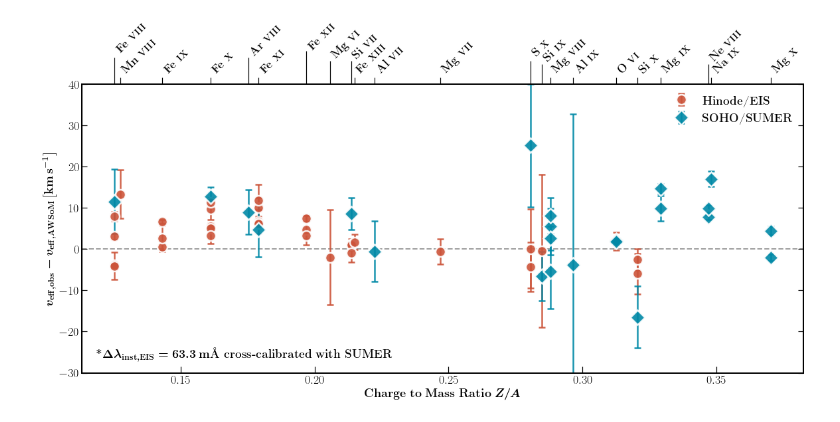
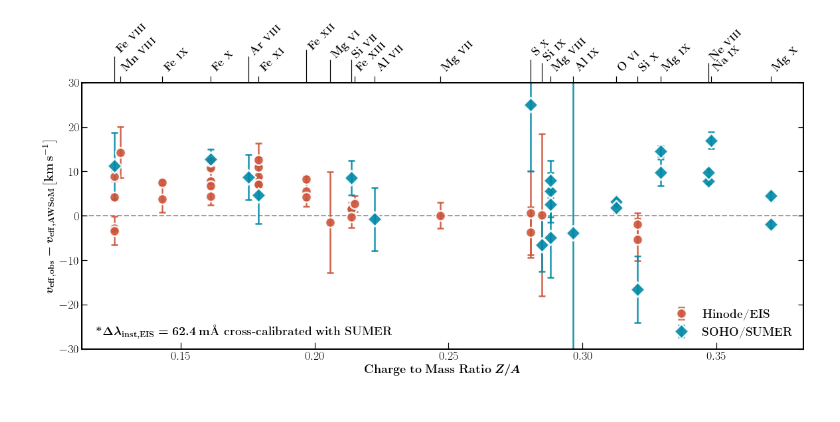
Before and after one commit to yjzhu-solar/EIS_SUMER_PCH_Ti, a Jupyter notebook: ipynb/sim_obs_comp/sim_obs_linewidth.ipynb, the cells around one changed output. Saved outputs shown, nothing was run; the diff lists cells and outputs as text; code cells hidden in the pictures.

```diff
--- a/ipynb/sim_obs_comp/sim_obs_linewidth.ipynb
+++ b/ipynb/sim_obs_comp/sim_obs_linewidth.ipynb
@@ -88,7 +88,7 @@ df_sumer_ion = df_sumer_ion.drop_duplicates()
 df_ion = pd.concat([df_eis_ion,df_sumer_ion],ignore_index=True)
 df_ion = df_ion.drop_duplicates().sort_values("Z/A")
 # %%
-fig, ax = plt.subplots(figsize=(16,8),constrained_layout=True)
+fig, ax = plt.subplots(figsize=(16,7.5),constrained_layout=True)
 
 eis_veff = df_eis["fwhm_true"]/df_eis["wvl_chianti"]*c/np.sqrt(4*np.log(2))
 
@@ -129,10 +129,10 @@ for tick_len_index_, tick_len_, label_index_, label_pos_ in zip(tick_len_index,
     ax_ion_major_ticks[tick_len_index_].set_markersize(tick_len_)
     ax_ion_major_labels[label_index_].set_y(label_pos_)
 
-ax.legend(loc="upper right",fontsize=18,frameon=False)
+ax.legend(loc="lower right",fontsize=18,frameon=False)
 ax.text(0.02,0.05,r"\textbf{*}$\boldsymbol{\Delta \lambda_{\rm inst, EIS} = 69.7\,\mathrm{m}}$\textbf{\mbox{\AA} from EIS Software Note No.7}",
 fontsize=18,transform=ax.transAxes)
-ax.set_ylim((-30,40))
+ax.set_ylim((-30,30))
 ax.axhline(0,color="#787878",lw=2,ls="--",alpha=0.7,zorder=0)
 ax.tick_params(labelsize=18,direction="in",which="both",right=True,top=False)
 ax.set_ylabel(r"$\boldsymbol{v_{\rm eff,obs} - v_{\rm eff,AWSoM}\, \mathrm{\left[km\, s^{-1}\right]}}$",fontsize=18)
@@ -144,5 +144,5 @@ plt.savefig(fname="../../figs/ms/AWSoM_obs_comp.pdf",format="pdf",dpi=300)
 # %%
-fig, ax = plt.subplots(figsize=(16,8),constrained_layout=True)
+fig, ax = plt.subplots(figsize=(16,7.5),constrained_layout=True)
 
 eis_veff_cross = df_eis["fwhm_true_cross"]/df_eis["wvl_chianti"]*c/np.sqrt(4*np.log(2))
 
@@ -156,34 +156,34 @@ ax.errorbar(df_eis["Z/A"],eis_veff_cross-awsom_eis_veff,eis_veff_err_cross,color
             markeredgewidth=2.5,alpha=0.9,capthick=2.5)
 
 ax.errorbar(df_sumer["Z/A"],sumer_veff-awsom_sumer_veff,sumer_veff_err,color="#0089A7",ls="none",marker="D",
             markersize=15,capsize=5,lw=2.5,label=r"\textbf{SOHO/SUMER}",zorder=15,markeredgecolor='white',
             markeredgewidth=2.5,alpha=0.9,capthick=2.5)
 
 ax_ion = ax.twiny()
 ax_ion.set_xlim(ax.get_xlim())
 ax_ion.set_xticks(df_ion["Z/A"].values)
 ax_ion.set_xticklabels(ion_name,rotation=45,ha="left")
 ax_ion.tick_params(labelsize=18)
 
 tick_len_index = [1,9,13,15,17,25,27,39]
 tick_len = [40,40,50,35,35,35,30,30]
 label_index = [0,4,6,7,8,12,13,19]
 label_pos = [1.07,1.06,1.08,1.05,1.05,1.06,1.04,1.04]
 ax_ion_major_ticks = ax_ion.get_xticklines()
 ax_ion_major_labels = ax_ion.get_xmajorticklabels()
 for tick_len_index_, tick_len_, label_index_, label_pos_ in zip(tick_len_index, tick_len, label_index, label_pos):
     ax_ion_major_ticks[tick_len_index_].set_markersize(tick_len_)
     ax_ion_major_labels[label_index_].set_y(label_pos_)
 
-ax.legend(loc="upper right",fontsize=18,frameon=False)
-ax.text(0.02,0.05,r"\textbf{*}$\boldsymbol{\Delta \lambda_{\rm inst, EIS} = 63.3\,\mathrm{m}}$\textbf{\mbox{\AA} cross-calibrated with SUMER}",
+ax.legend(loc="lower right",fontsize=18,frameon=False)
+ax.text(0.02,0.05,r"\textbf{*}$\boldsymbol{\Delta \lambda_{\rm inst, EIS} = 62.4\,\mathrm{m}}$\textbf{\mbox{\AA} cross-calibrated with SUMER}",
 fontsize=18,transform=ax.transAxes)
-ax.set_ylim((-30,40))
+ax.set_ylim((-30,30))
 ax.axhline(0,color="#787878",lw=2,ls="--",alpha=0.7,zorder=0)
 ax.tick_params(labelsize=18,direction="in",which="both",right=True,top=False)
 ax.set_ylabel(r"$\boldsymbol{v_{\rm eff,obs} - v_{\rm eff,AWSoM}\, \mathrm{\left[km\, s^{-1}\right]}}$",fontsize=18)
 ax.set_xlabel(r"$\boldsymbol{\mathrm{Charge\ to\ Mass\ Ratio}\ Z/A}$",fontsize=18)
 plt.savefig(fname="../../figs/ms/AWSoM_obs_comp_cross.pdf",format="pdf",dpi=300)
 #ax.set_title(r"\textbf{EIS Instrumental Broadening from EIS Software Note No.7}",fontsize=18)
 # %% [output]
-[figure, old version]
+[figure, new version]
```
Also changed, not shown: parts of 3 cells of this notebook, 6 other files.
